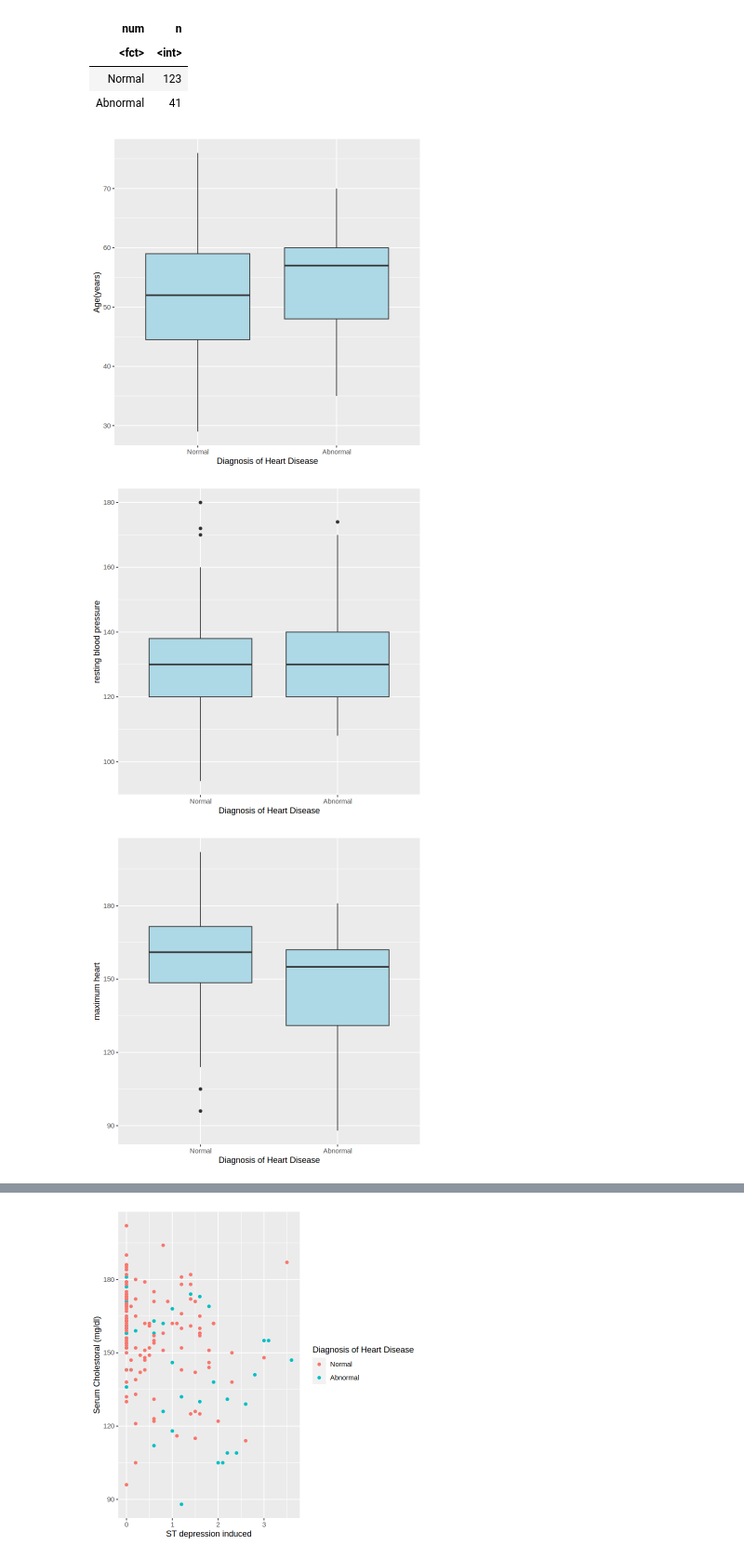
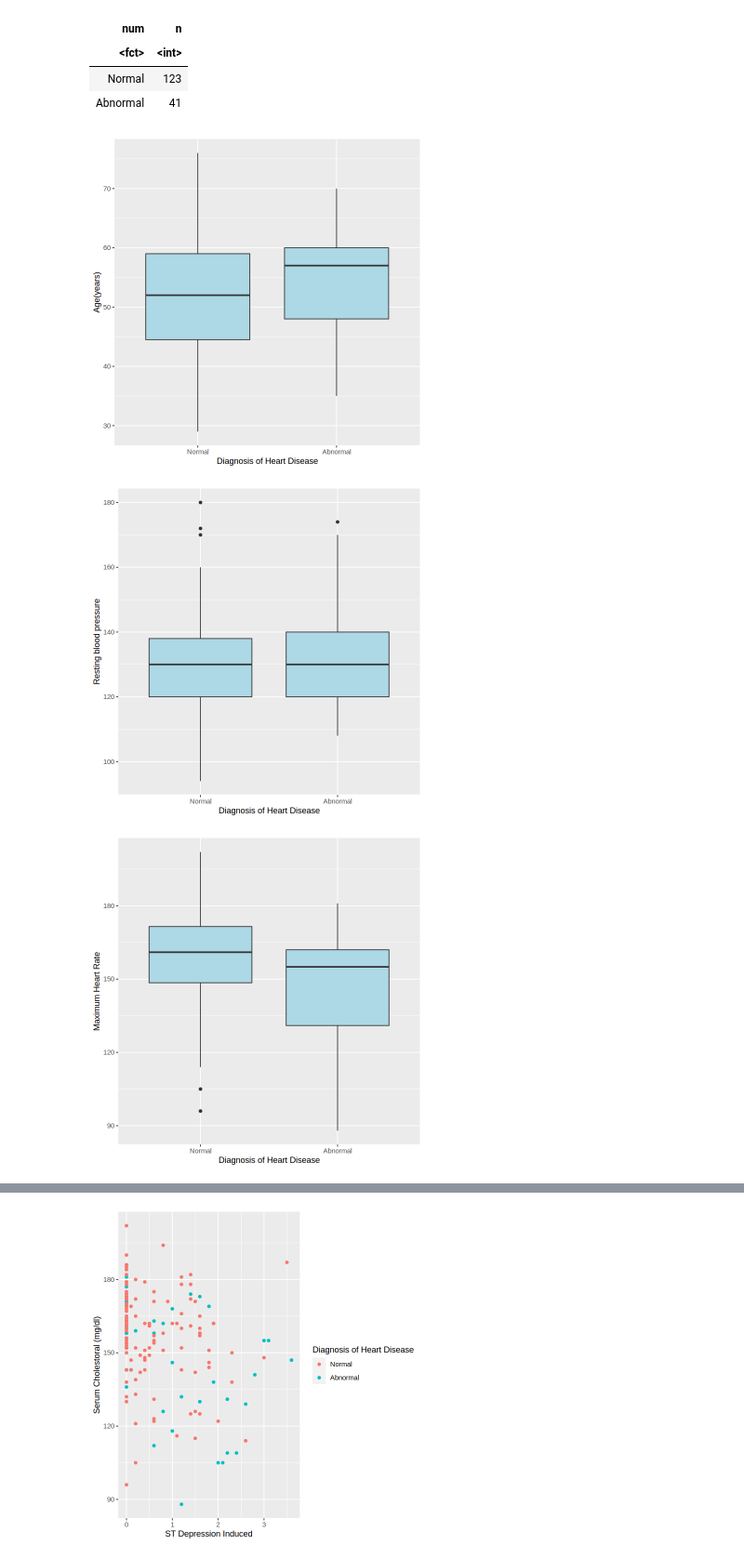
Before and after one commit to TimWei12/Group_25_project, a Jupyter notebook: Project proposal.ipynb, the cells around one changed output, grey strips where cells are left out. Shown at 93% size. Drawn from its saved outputs; the diff is of its cells as text; code cells hidden in the pictures.

Commit message:
Change the plot labs

```diff
--- a/Project proposal.ipynb
+++ b/Project proposal.ipynb
@@ -141,39 +143,39 @@ A grouped_df: 2 × 2
 # %%
 options (repr.plot.width = 6, repr.plot.height = 6)
 box_plot_age <- cleveland_train |>
     ggplot(aes(x=num, y=age)) +
     geom_boxplot(fill="lightblue") +
     labs(x= "Diagnosis of Heart Disease", y= "Age(years)")
 
 box_plot_restbps <- cleveland_train |>
     ggplot(aes(x=num, y=trestbps))+
     geom_boxplot(fill="lightblue") +
-    labs(x= "Diagnosis of Heart Disease", y= "resting blood pressure")
+    labs(x= "Diagnosis of Heart Disease", y= "Resting blood pressure")
 
 box_plot_thalach <- cleveland_train |>
     ggplot(aes(x=num, y=thalach))+
     geom_boxplot(fill="lightblue") +
-    labs(x= "Diagnosis of Heart Disease", y= "maximum heart")
+    labs(x= "Diagnosis of Heart Disease", y= "Maximum Heart Rate")
 
 box_plot_chol <- cleveland_train |>
     ggplot(aes(x=num, y=chol))+
     geom_boxplot(fill="lightblue") +
-    labs(x= "Diagnosis of Heart Disease", y= "serum cholestoral (mg/dl)")
+    labs(x= "Diagnosis of Heart Disease", y= "Serum Cholestoral (mg/dl)")
 
 box_plot_oldpeak <- cleveland_train |>
     ggplot(aes(x=num, y=oldpeak))+
     geom_boxplot(fill="lightblue") +
-    labs(x= "Diagnosis of Heart Disease", y= "ST depression induced")
+    labs(x= "Diagnosis of Heart Disease", y= "ST Depression Induced")
 
 box_plot_age
 box_plot_restbps
 box_plot_thalach
 box_plot_chol
 box_plot_oldpeak
 # %% [output]
 [figure]
-[figure, old version]
+[figure, new version]
-[figure, old version]
+[figure, new version]
 [figure]
 [figure]
 # %%
```
Also changed, not shown: parts of 7 cells of this notebook.
